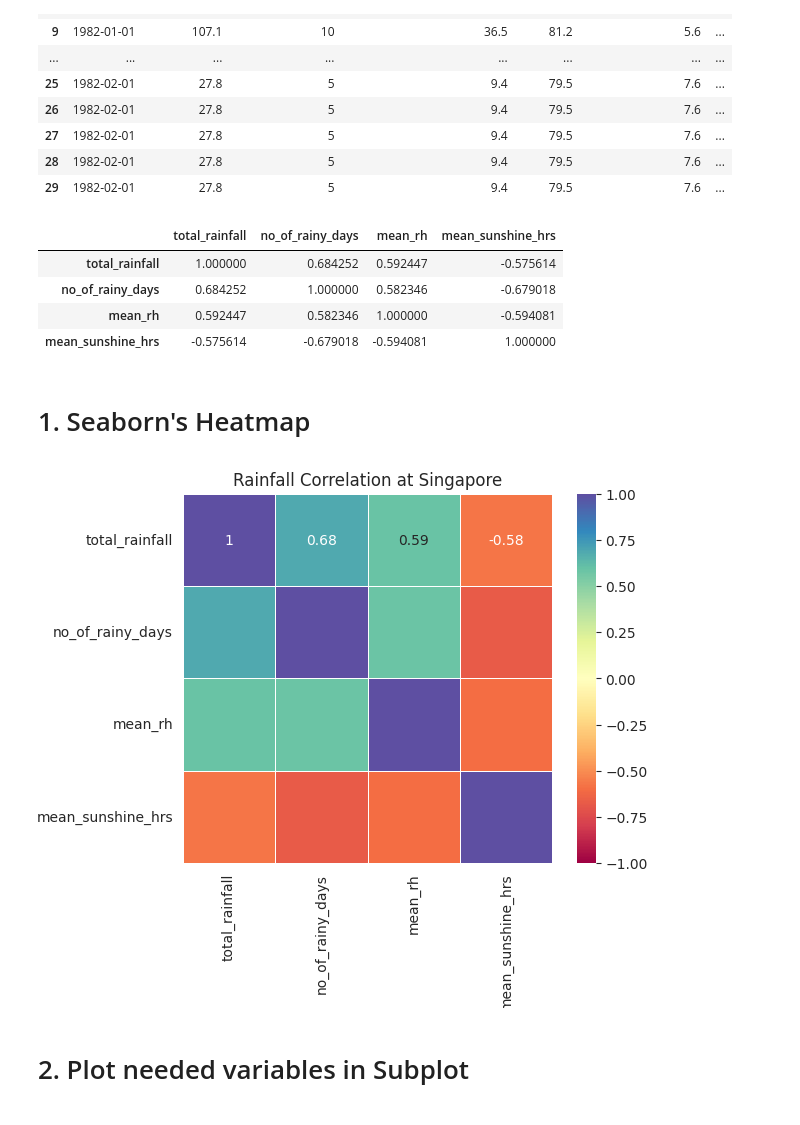
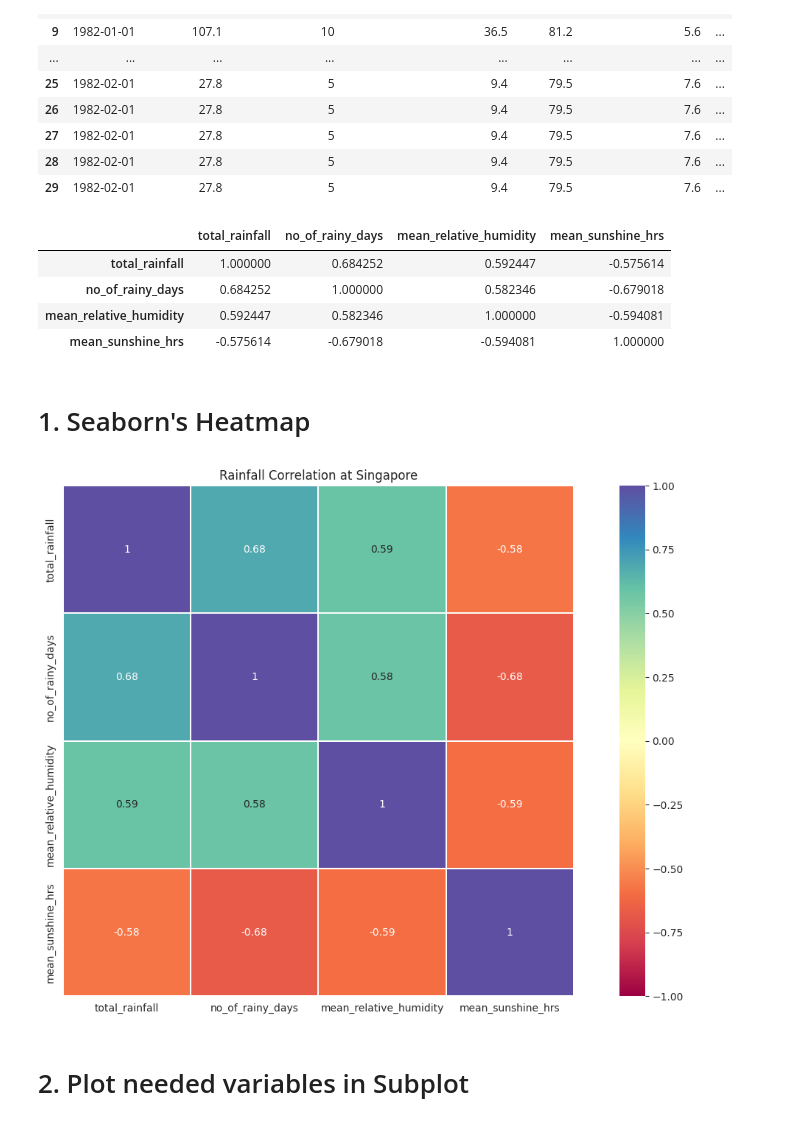
Before and after one commit to pacharajson/project1_rainfall, a Jupyter notebook: project1_rainfall_starter-code.ipynb, the cells around one changed output. Cells and saved outputs as stored; diff of their text form; code cells hidden in the pictures.

```diff
--- a/project1_rainfall_starter-code.ipynb
+++ b/project1_rainfall_starter-code.ipynb
@@ -1002,3 +1002,6 @@ plt.title('Box Plot of Sunshine per Hours')
 plt.show()
 # %% [output]
 [figure]
+# %%
+merged6.rename(columns={'mean_rh': 'mean_relative_humidity'}, inplace=True)
+merged6.head()
@@ -1098,22 +1108,32 @@ merged6.head(30)
 | 28 | 1982-02-01 | 27.8 | 5 | 9.4 | 79.5 | 7.6 | ... |
 | 29 | 1982-02-01 | 27.8 | 5 | 9.4 | 79.5 | 7.6 | ... |
 # %%
-corr_delivery_app = merged6[['total_rainfall', 'no_of_rainy_days', 'mean_rh', 'mean_sunshine_hrs']].corr()
+corr_delivery_app = merged6[['total_rainfall', 'no_of_rainy_days', 'mean_relative_humidity', 'mean_sunshine_hrs']].corr()
 corr_delivery_app
 # %% [output]
-|  | total_rainfall | no_of_rainy_days | mean_rh | mean_sunshine_hrs |
+|  | total_rainfall | no_of_rainy_days | mean_relative_humidity | mean_sunshine_hrs |
 | total_rainfall | 1.000000 | 0.684252 | 0.592447 | -0.575614 |
 | no_of_rainy_days | 0.684252 | 1.000000 | 0.582346 | -0.679018 |
-| mean_rh | 0.592447 | 0.582346 | 1.000000 | -0.594081 |
+| mean_relative_humidity | 0.592447 | 0.582346 | 1.000000 | -0.594081 |
 | mean_sunshine_hrs | -0.575614 | -0.679018 | -0.594081 | 1.000000 |
 # %% [markdown]
 # 1. Seaborn's Heatmap
 # %%
+# Set the figure size before creating the heatmap
+plt.figure(figsize=(16, 9))
+
+# Use a Seaborn style
 with sns.axes_style('white'):
-    sns.heatmap(corr_delivery_app, square=True, annot = True, vmin=-1,vmax=1,linewidths=.5,cmap='Spectral')
-plt.title("Rainfall Correlation at Singapore");
+    sns.heatmap(corr_delivery_app, square=True, annot=True, vmin=-1, vmax=1, linewidths=-0.1, cmap='Spectral')
+
+# Add a title to your plot
+plt.title("Rainfall Correlation at Singapore")
+
+plt.savefig("corr_rainfall_singapore")
+# Show the plot
+plt.show()
 # %% [output]
-[figure, old version]
+[figure, new version]
 # %% [markdown]
 # 2. Plot needed variables in Subplot
 # %%
```
Also changed, not shown: parts of 8 cells of this notebook, 24 other files.
